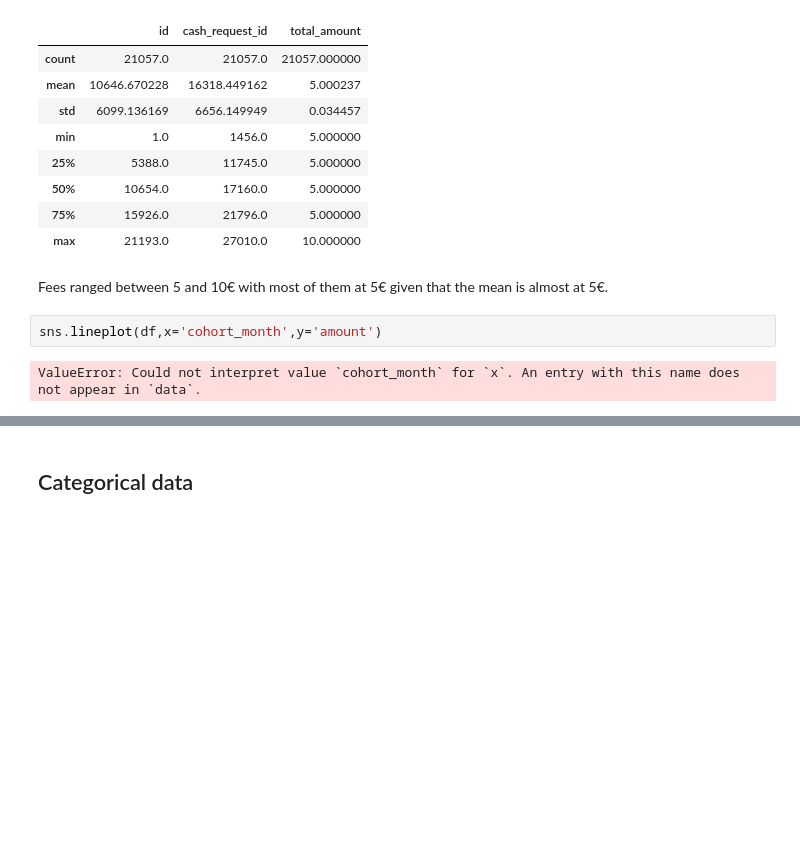
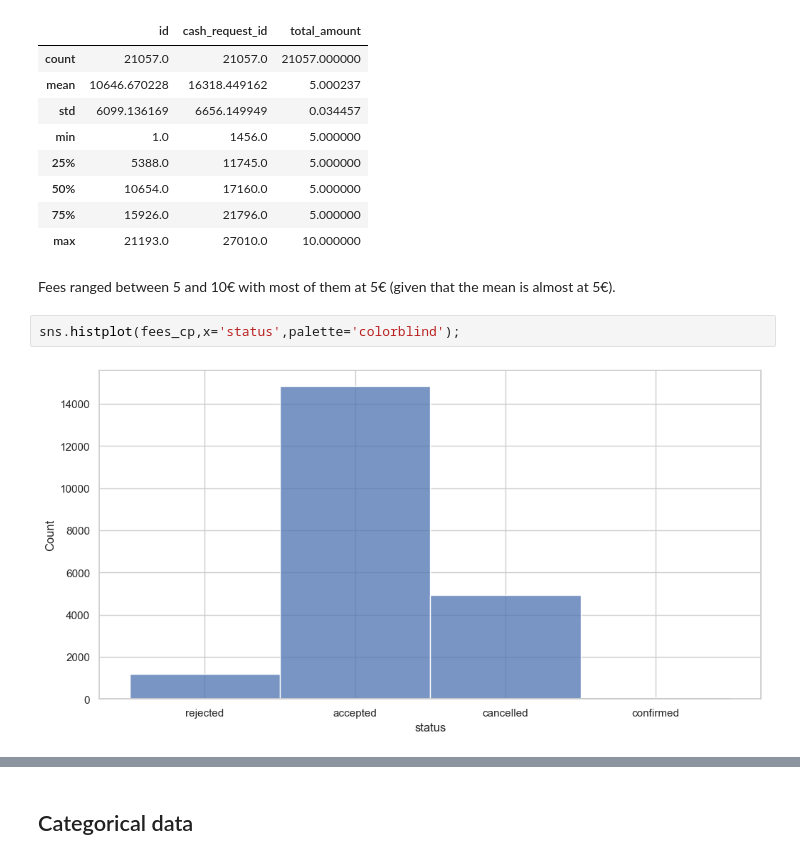
Before and after one commit to gfkpth/project-1-ironhack-payments-2-en, a Jupyter notebook: notebook/notebook.ipynb, the cells around one changed output, grey strips where cells are left out. Drawn from its saved outputs; the diff is of its cells as text; blank space fills up the shorter version.

```diff
--- a/notebook/notebook.ipynb
+++ b/notebook/notebook.ipynb
@@ -641,8 +679,8 @@ fees_cp.describe()
 | 75% | 15926.0 | 21796.0 | 5.000000 |
 | max | 21193.0 | 27010.0 | 10.000000 |
 # %% [markdown]
-Fees ranged between 5 and 10€ with most of them at 5€ given that the mean is almost at 5€.
+Fees ranged between 5 and 10€ with most of them at 5€ (given that the mean is almost at 5€).
-# %%
-sns.lineplot(df,x='cohort_month',y='amount')
-# %% [output]
-ValueError: Could not interpret value `cohort_month` for `x`. An entry with this name does not appear in `data`.
+# %%
+sns.histplot(fees_cp,x='status',palette='colorblind');
+# %% [output]
+[figure, added]
```
Also changed, not shown: parts of 20 cells of this notebook.
